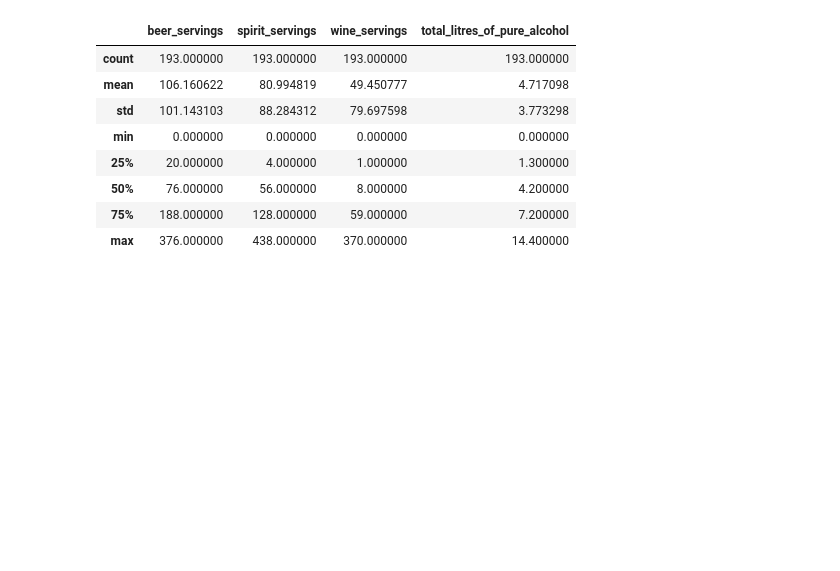
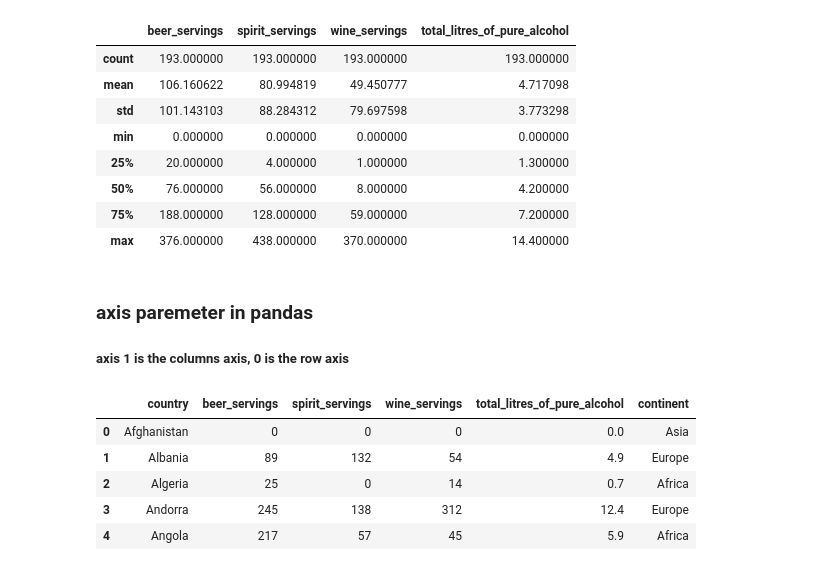
Before and after one commit to faruk3d/Pandas_practice, a Jupyter notebook: pandas.ipynb, the cells around one changed output. Cells and saved outputs as stored; diff of their text form; code cells hidden in the pictures; blank space fills up the shorter version.

Commit message:
axis in pandas

```diff
--- a/pandas.ipynb
+++ b/pandas.ipynb
@@ -478,3 +472,15 @@ drinks.describe()
 | 50% | 76.000000 | 56.000000 | 8.000000 | 4.200000 |
 | 75% | 188.000000 | 128.000000 | 59.000000 | 7.200000 |
 | max | 376.000000 | 438.000000 | 370.000000 | 14.400000 |
+# %% [markdown]
+### axis paremeter in pandas
+##### axis 1 is the columns axis, 0 is the row axis
+# %%
+drinks.head()
+# %% [output]
+|  | country | beer_servings | spirit_servings | wine_servings | total_litres_of_pure_alcohol | continent |
+| 0 | Afghanistan | 0 | 0 | 0 | 0.0 | Asia |
+| 1 | Albania | 89 | 132 | 54 | 4.9 | Europe |
+| 2 | Algeria | 25 | 0 | 14 | 0.7 | Africa |
+| 3 | Andorra | 245 | 138 | 312 | 12.4 | Europe |
+| 4 | Angola | 217 | 57 | 45 | 5.9 | Africa |
```
Also changed, not shown: parts of 3 cells of this notebook.
